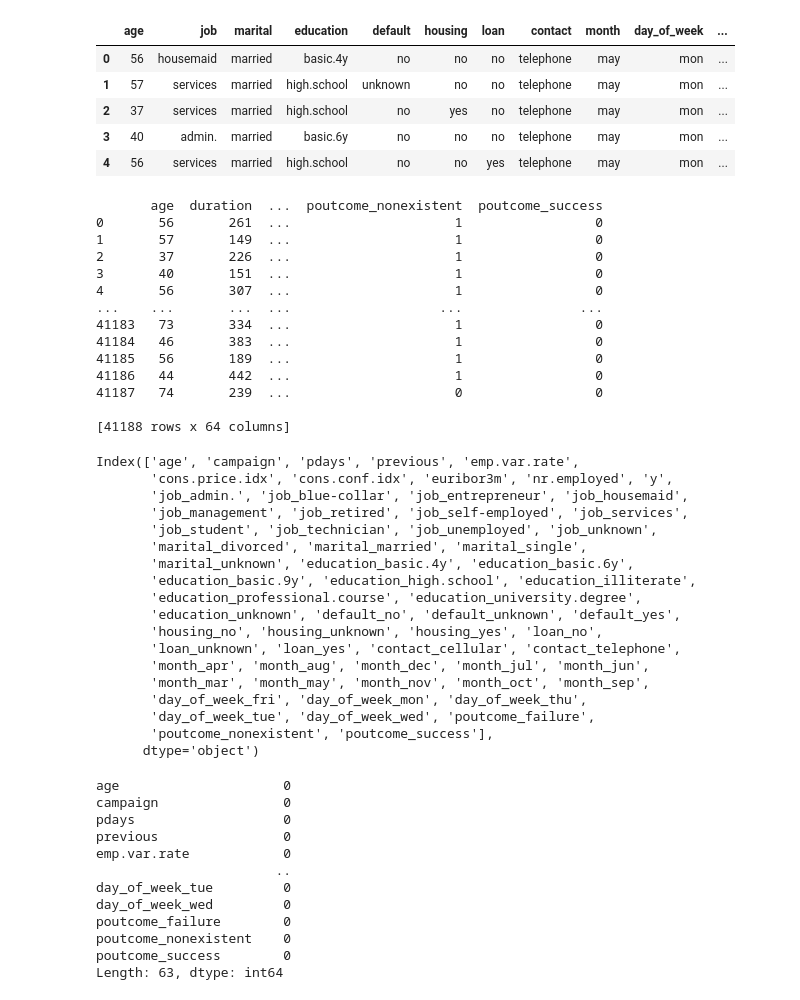
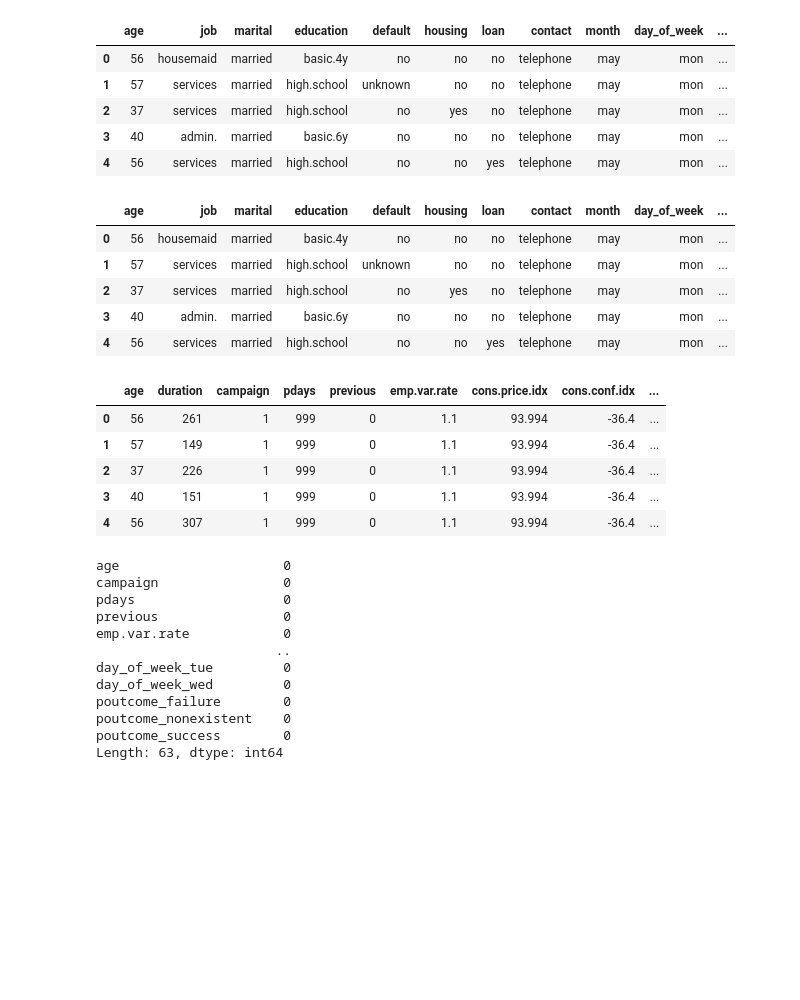
Before and after one commit to DharmikPatel916/CE888, a Jupyter notebook: Praticals/Week 3/bank_classification.ipynb, the cells around one changed output. Drawn from its saved outputs; the diff is of its cells as text; code cells hidden in the pictures; blank space fills up the shorter version.

```diff
--- a/Praticals/Week 3/bank_classification.ipynb
+++ b/Praticals/Week 3/bank_classification.ipynb
@@ -35,23 +37,23 @@ df.head()
 # %%
 # converting label into numbers
 df[["y"]] = df[["y"]].apply(LabelEncoder().fit_transform)
+df.head()
+# %% [output]
+|  | age | job | marital | education | default | housing | loan | contact | month | day_of_week | ... |
+| 0 | 56 | housemaid | married | basic.4y | no | no | no | telephone | may | mon | ... |
+| 1 | 57 | services | married | high.school | unknown | no | no | telephone | may | mon | ... |
+| 2 | 37 | services | married | high.school | no | yes | no | telephone | may | mon | ... |
+| 3 | 40 | admin. | married | basic.6y | no | no | no | telephone | may | mon | ... |
+| 4 | 56 | services | married | high.school | no | no | yes | telephone | may | mon | ... |
 # %%
-#Creating dummies to convert the categorical columns to numerical columns
+# Creating dummies to convert the categorical columns to numerical columns
 df_dummies = pd.get_dummies(df)
-print(df_dummies)
+df_dummies.head()
 # %% [output]
-       age  duration  ...  poutcome_nonexistent  poutcome_success
-0       56       261  ...                     1                 0
-1       57       149  ...                     1                 0
-2       37       226  ...                     1                 0
-3       40       151  ...                     1                 0
-4       56       307  ...                     1                 0
-...    ...       ...  ...                   ...               ...
-41183   73       334  ...                     1                 0
-41184   46       383  ...                     1                 0
-41185   56       189  ...                     1                 0
-41186   44       442  ...                     1                 0
-41187   74       239  ...                     0                 0
-
-[41188 rows x 64 columns]
+|  | age | duration | campaign | pdays | previous | emp.var.rate | cons.price.idx | cons.conf.idx | ... |
+| 0 | 56 | 261 | 1 | 999 | 0 | 1.1 | 93.994 | -36.4 | ... |
+| 1 | 57 | 149 | 1 | 999 | 0 | 1.1 | 93.994 | -36.4 | ... |
+| 2 | 37 | 226 | 1 | 999 | 0 | 1.1 | 93.994 | -36.4 | ... |
+| 3 | 40 | 151 | 1 | 999 | 0 | 1.1 | 93.994 | -36.4 | ... |
+| 4 | 56 | 307 | 1 | 999 | 0 | 1.1 | 93.994 | -36.4 | ... |
 # %%
@@ -59,23 +61,2 @@ print(df_dummies)
 df_dummies.drop(['duration'],axis = 1, inplace = True)
-# %%
-print(df_dummies.columns)
-# %% [output]
-Index(['age', 'campaign', 'pdays', 'previous', 'emp.var.rate',
-       'cons.price.idx', 'cons.conf.idx', 'euribor3m', 'nr.employed', 'y',
-       'job_admin.', 'job_blue-collar', 'job_entrepreneur', 'job_housemaid',
-       'job_management', 'job_retired', 'job_self-employed', 'job_services',
-       'job_student', 'job_technician', 'job_unemployed', 'job_unknown',
-       'marital_divorced', 'marital_married', 'marital_single',
-       'marital_unknown', 'education_basic.4y', 'education_basic.6y',
-       'education_basic.9y', 'education_high.school', 'education_illiterate',
-       'education_professional.course', 'education_university.degree',
-       'education_unknown', 'default_no', 'default_unknown', 'default_yes',
-       'housing_no', 'housing_unknown', 'housing_yes', 'loan_no',
-       'loan_unknown', 'loan_yes', 'contact_cellular', 'contact_telephone',
-       'month_apr', 'month_aug', 'month_dec', 'month_jul', 'month_jun',
-       'month_mar', 'month_may', 'month_nov', 'month_oct', 'month_sep',
-       'day_of_week_fri', 'day_of_week_mon', 'day_of_week_thu',
-       'day_of_week_tue', 'day_of_week_wed', 'poutcome_failure',
-       'poutcome_nonexistent', 'poutcome_success'],
-      dtype='object')
 # %%
```
Also changed, not shown: parts of 19 cells of this notebook.
